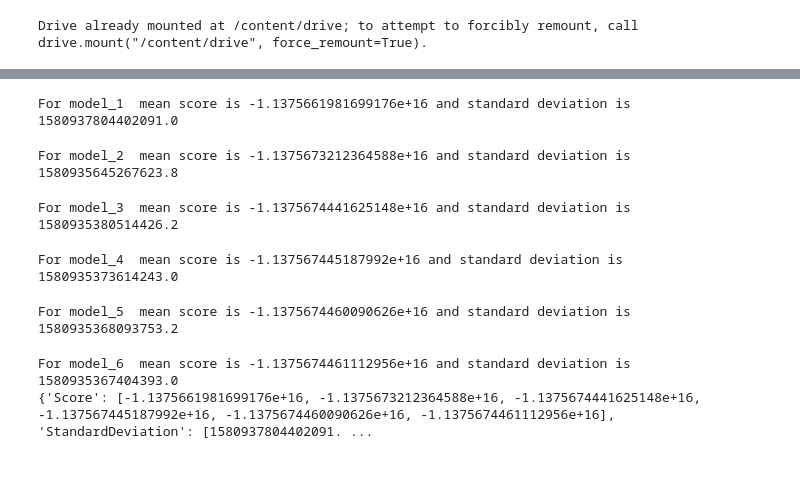
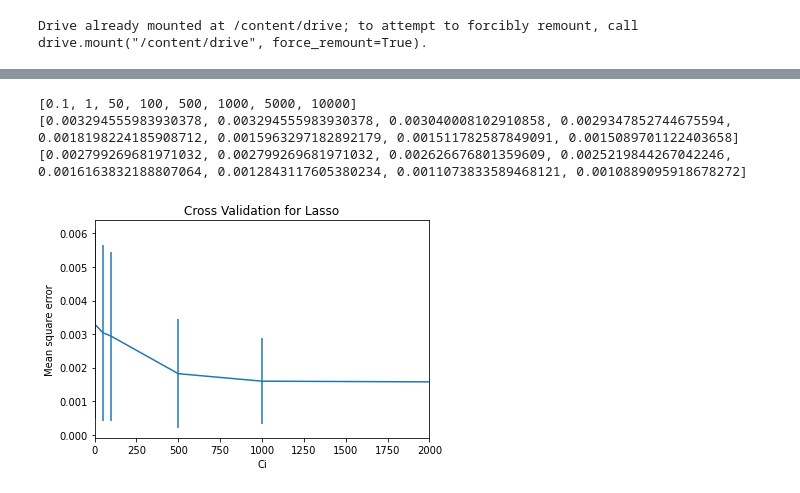
Before and after one commit to anurvish/Movie-revenue-Prediction, a Jupyter notebook: modelLasso.ipynb, the cells around one changed output, grey strips where cells are left out. Cells and saved outputs as stored; diff of their text form; code cells hidden in the pictures.

```diff
--- a/modelLasso.ipynb
+++ b/modelLasso.ipynb
@@ -20,9 +128,6 @@ xtrain, xtest, ytrain, ytest = train_test_split(X, y, test_size=0.2)
 # %%
-from sklearn.linear_model import Lasso
-from sklearn.metrics import mean_squared_error, mean_absolute_error
-import statsmodels.api as sm
-import math
-C_para = [0.1, 1, 50, 100, 500, 1000]
+C_para = [0.1, 1, 50, 100, 500, 1000, 5000, 10000]
+#C_para = [0.001, 0.005, 0.01, 0.05, 0.08, 0.1]
 alpha_para = [1/(2*C) for C in C_para]
 # %%
 #Performing Lesso regression on data
@@ -141,23 +153,26 @@ Train RMSC: 4.885886917971982e+16
-# %%
-from sklearn.model_selection import  cross_val_score
-#ploting the mean and standard daviation value for Lasso Regression
-LassoKfold = {
-'Score':[],
-'StandardDeviation':[],
-}
-for i, model in enumerate(model_list):
-    score = cross_val_score(model, xtrain, ytrain, cv=5, scoring="neg_mean_squared_error")
-    LassoKfold['Score'].append(score.mean())
-    LassoKfold['StandardDeviation'].append(score.std())
-    print(f'For model_{i+1}  mean score is {score.mean()} and standard deviation is {score.std()}')
-
-print(LassoKfold)
-LassoKfold=pd.DataFrame(LassoKfold)
-# %% [output]
-For model_1  mean score is -1.1375661981699176e+16 and standard deviation is 1580937804402091.0
-For model_2  mean score is -1.1375673212364588e+16 and standard deviation is 1580935645267623.8
-For model_3  mean score is -1.1375674441625148e+16 and standard deviation is 1580935380514426.2
-For model_4  mean score is -1.137567445187992e+16 and standard deviation is 1580935373614243.0
-For model_5  mean score is -1.1375674460090626e+16 and standard deviation is 1580935368093753.2
-For model_6  mean score is -1.1375674461112956e+16 and standard deviation is 1580935367404393.0
-{'Score': [-1.1375661981699176e+16, -1.1375673212364588e+16, -1.1375674441625148e+16, -1.137567445187992e+16, -1.1375674460090626e+16, -1.1375674461112956e+16], 'StandardDeviation': [1580937804402091. ...
+# %%
+#ploting the mean and standard daviation value for Lasso Regression
+mean_error=[]; std_error=[]
+for model in model_list:
+  temp=[]
+  kf = KFold(n_splits=5)
+  for train, test in kf.split(Independent_features):
+    model.fit(Independent_features.iloc[train], Target[train])
+    ypred = model.predict(Independent_features.iloc[test])
+    temp.append(mean_squared_error(Target[test],ypred))
+  mean_error.append(np.array(temp).mean())
+  std_error.append(np.array(temp).std())
+
+print(C_para)
+print(mean_error)
+print(std_error)
+plt.errorbar(C_para,mean_error,yerr=std_error)
+plt.xlabel('Ci'); plt.ylabel('Mean square error')
+plt.xlim((0,2000))
+plt.title('Cross Validation for Lasso')
+plt.show()
+# %% [output]
+[0.1, 1, 50, 100, 500, 1000, 5000, 10000]
+[0.003294555983930378, 0.003294555983930378, 0.003040008102910858, 0.0029347852744675594, 0.0018198224185908712, 0.0015963297182892179, 0.001511782587849091, 0.0015089701122403658]
+[0.002799269681971032, 0.002799269681971032, 0.002626676801359609, 0.0025219844267042246, 0.0016163832188807064, 0.0012843117605380234, 0.0011073833589468121, 0.0010889095918678272]
+[figure, added]
```
Also changed, not shown: parts of 13 cells of this notebook.
